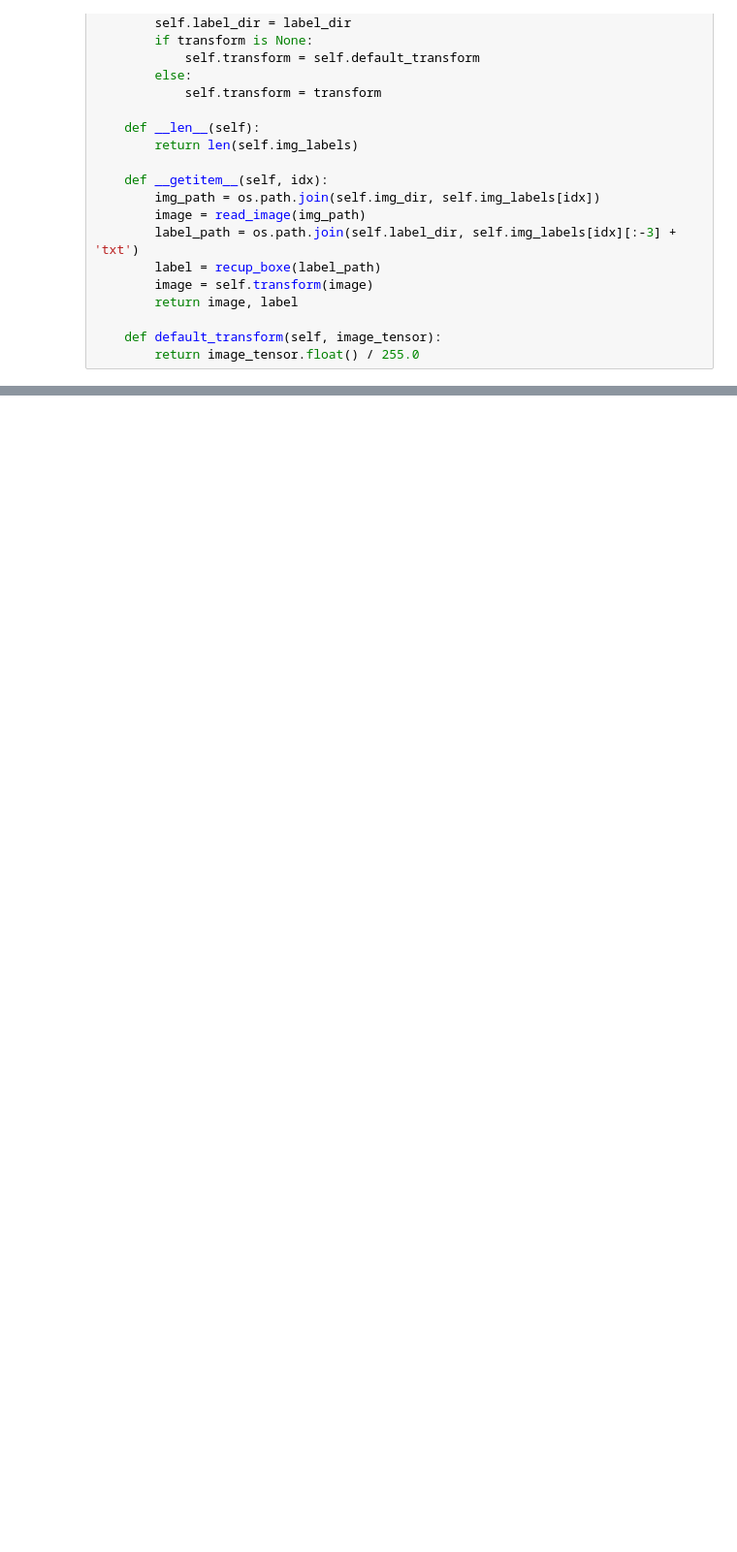
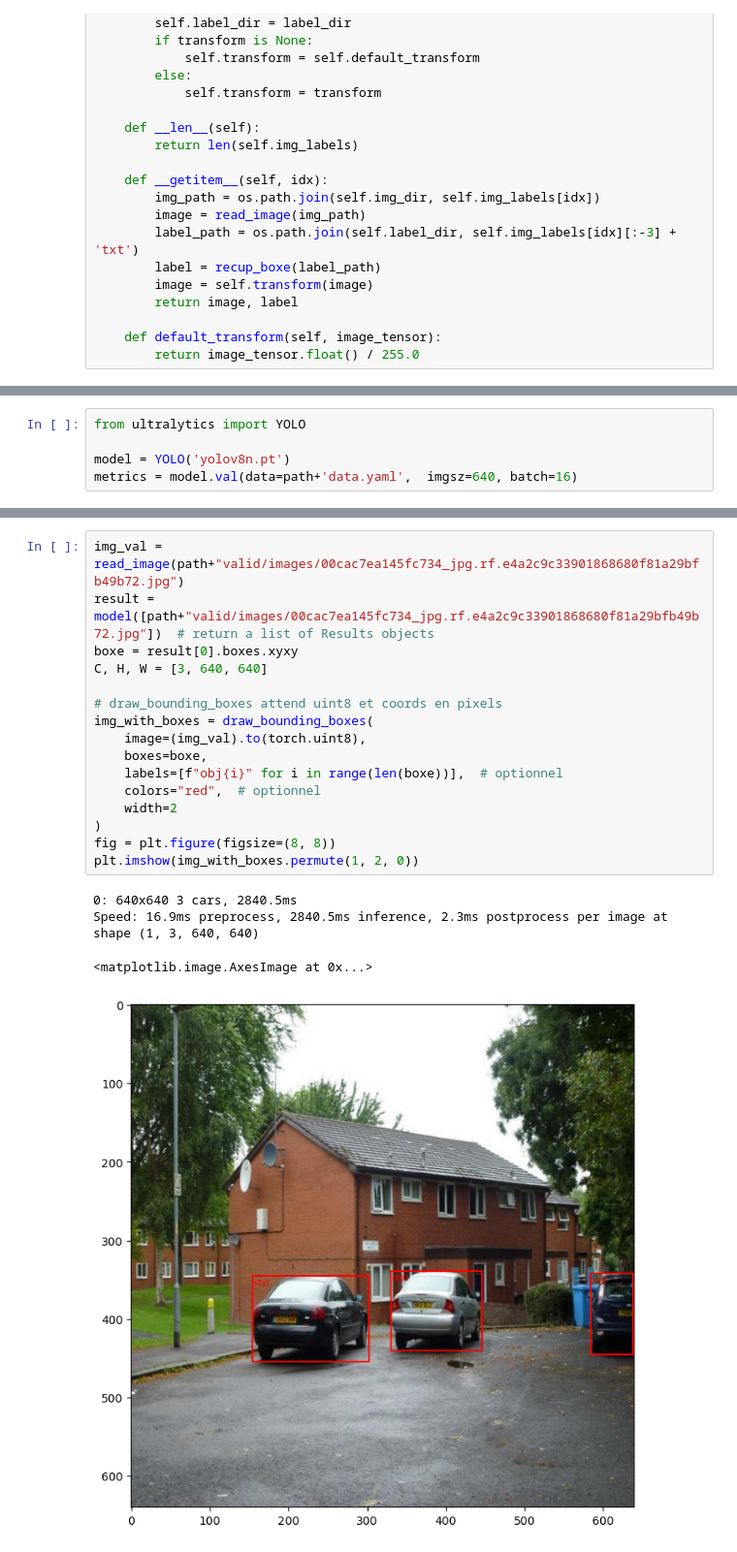
Before and after one commit to MamoudouSD/Car_identification-OCR, a Jupyter notebook: AI/Data_exploration.ipynb, the cells around one changed output, grey strips where cells are left out. Shown at 97% size. Drawn from its saved outputs; the diff is of its cells as text; blank space fills up the shorter version.

```diff
--- a/AI/Data_exploration.ipynb
+++ b/AI/Data_exploration.ipynb
@@ -197,0 +177,5 @@ prep_data (recup_coordonnee1 (path + "train/labels/" + train_filenames[1][:-3] +
+# %%
+from ultralytics import YOLO
+
+model = YOLO('yolov8n.pt')
+metrics = model.val(data=path+'data.yaml',  imgsz=640, batch=16)
@@ -197,0 +192,21 @@ prep_data (recup_coordonnee1 (path + "train/labels/" + train_filenames[1][:-3] +
+# %%
+img_val = read_image(path+"valid/images/00cac7ea145fc734_jpg.rf.e4a2c9c33901868680f81a29bfb49b72.jpg")
+result = model([path+"valid/images/00cac7ea145fc734_jpg.rf.e4a2c9c33901868680f81a29bfb49b72.jpg"])  # return a list of Results objects
+boxe = result[0].boxes.xyxy
+C, H, W = [3, 640, 640]
+
+# draw_bounding_boxes attend uint8 et coords en pixels
+img_with_boxes = draw_bounding_boxes(
+    image=(img_val).to(torch.uint8),
+    boxes=boxe,
+    labels=[f"obj{i}" for i in range(len(boxe))],  # optionnel
+    colors="red",  # optionnel
+    width=2
+)
+fig = plt.figure(figsize=(8, 8))
+plt.imshow(img_with_boxes.permute(1, 2, 0))
+# %% [output]
+0: 640x640 3 cars, 2840.5ms
+Speed: 16.9ms preprocess, 2840.5ms inference, 2.3ms postprocess per image at shape (1, 3, 640, 640)
+<matplotlib.image.AxesImage at 0x...>
+[figure, added]
```
Also changed, not shown: parts of 41 cells of this notebook, 12 other files.
